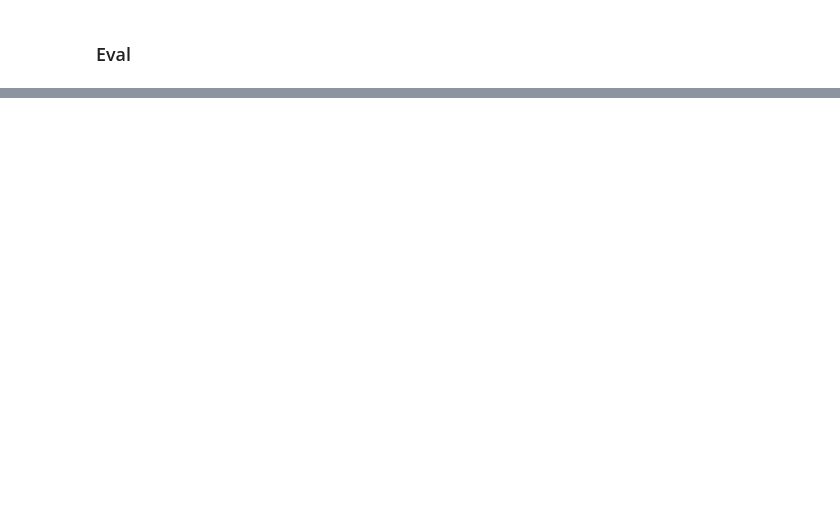
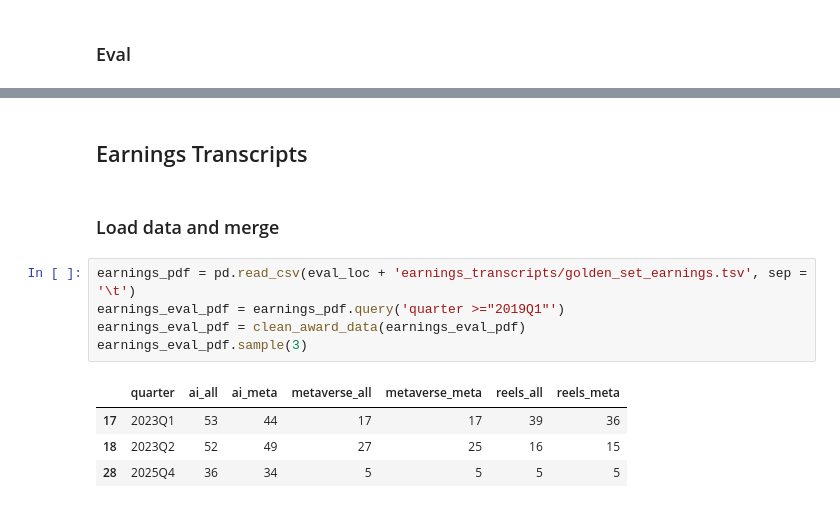
Before and after one commit to map222/vibe-arbitrage, a Jupyter notebook: GradStudentEval.ipynb, the cells around one changed output, grey strips where cells are left out. Cells and saved outputs as stored; diff of their text form; blank space fills up the shorter version.

```diff
--- a/GradStudentEval.ipynb
+++ b/GradStudentEval.ipynb
@@ -329,0 +407,14 @@ ves_evals
+# %% [markdown]
+## Earnings Transcripts
+# %% [markdown]
+### Load data and merge
+# %%
+earnings_pdf = pd.read_csv(eval_loc + 'earnings_transcripts/golden_set_earnings.tsv', sep = '\t')
+earnings_eval_pdf = earnings_pdf.query('quarter >="2019Q1"')
+earnings_eval_pdf = clean_award_data(earnings_eval_pdf)
+earnings_eval_pdf.sample(3)
+# %% [output]
+|  | quarter | ai_all | ai_meta | metaverse_all | metaverse_meta | reels_all | reels_meta |
+| 17 | 2023Q1 | 53 | 44 | 17 | 17 | 39 | 36 |
+| 18 | 2023Q2 | 52 | 49 | 27 | 25 | 16 | 15 |
+| 28 | 2025Q4 | 36 | 34 | 5 | 5 | 5 | 5 |
```
Also changed, not shown: parts of 43 cells of this notebook, 6 other files.
